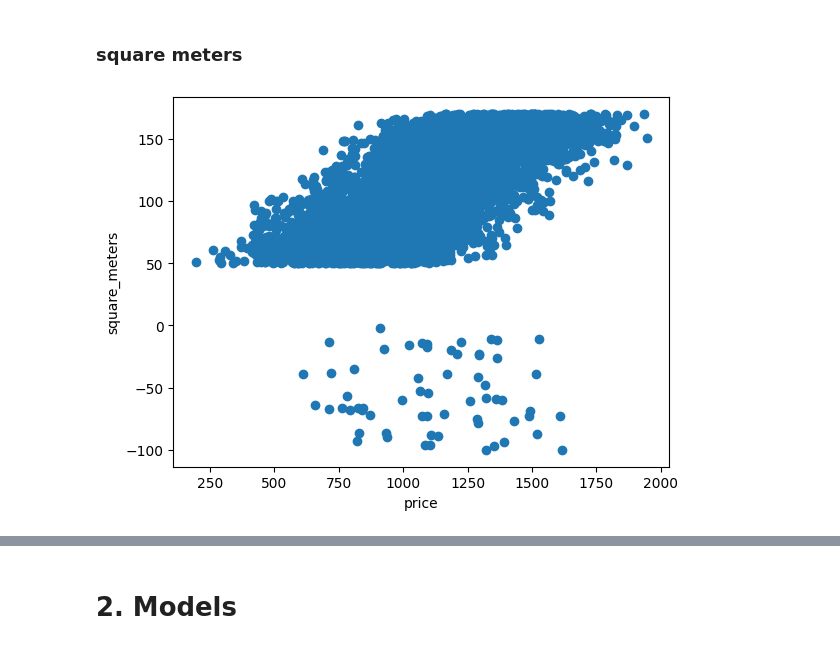
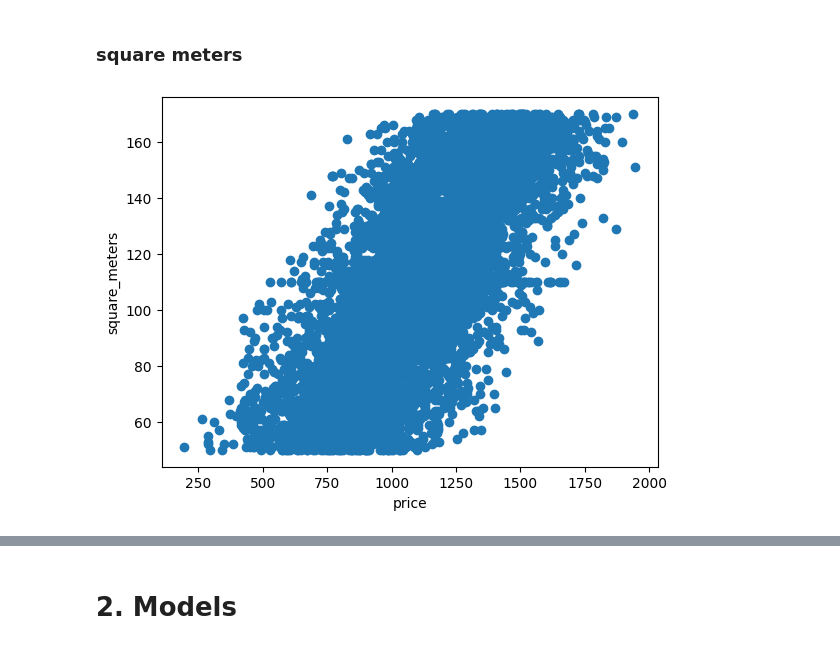
Before and after one commit to DenisProcyon/DSDM_ML_Pred, a Jupyter notebook: main.ipynb, the cells around one changed output, grey strips where cells are left out. Drawn from its saved outputs; the diff is of its cells as text; code cells hidden in the pictures.

Commit message:
First test with imputed medians

```diff
--- a/main.ipynb
+++ b/main.ipynb
@@ -61,5 +54,5 @@ def extract_first_number(s):
 
 
 # Apply the function to the 'category' column to create a new numerical column
-train_data['floor'] = train_data['door'].apply(extract_first_number)
+data['floor'] = data['door'].apply(extract_first_number)
 # %%
@@ -110,7 +103,7 @@ def preprocess_data(data):
     return data
 
 # Make sure train_data is properly initialized before calling preprocess_data
-train_data = preprocess_data(data=train_data)
+data = preprocess_data(data=data)
 
-train_data = train_data.drop(columns=['door'])
+data = data.drop(columns=['door'])
 # %%
@@ -151,4 +150,2 @@ dropped_train.shape
 # %% [markdown]
 ### 2. impute missing with median
-# %%
-imputed_train1 = train_data.fillna(train_data.median())
@@ -188,3 +188,17 @@ plt.ylabel('price')
 plt.show()
 # %% [output]
 [figure]
+# %%
+# replace outlier with median
+def num_rooms_median(data):
+    median_value = data['num_rooms'].median()
+    data.loc[data['num_rooms'] > 10, 'num_rooms'] = median_value
+    return data
+
+imputed_train1 = num_rooms_median(imputed_train1)
+
+plt.scatter(imputed_train1['num_rooms'], imputed_train1['price'])
+plt.title('after imputating median for outliers( more than 20 rooms)')
+plt.xlabel('num_rooms')
+plt.ylabel('price')
+plt.show()
@@ -191,9 +207,9 @@ plt.show()
 # %% [markdown]
 ### square meters
 # %%
-plt.scatter(train_data['price'], train_data['square_meters'])
+plt.scatter(imputed_train1['price'], imputed_train1['square_meters'])
 plt.xlabel('price')
 plt.ylabel('square_meters')
 plt.show()
 # %% [output]
-[figure, old version]
+[figure, new version]
```
Also changed, not shown: parts of 42 cells of this notebook.
